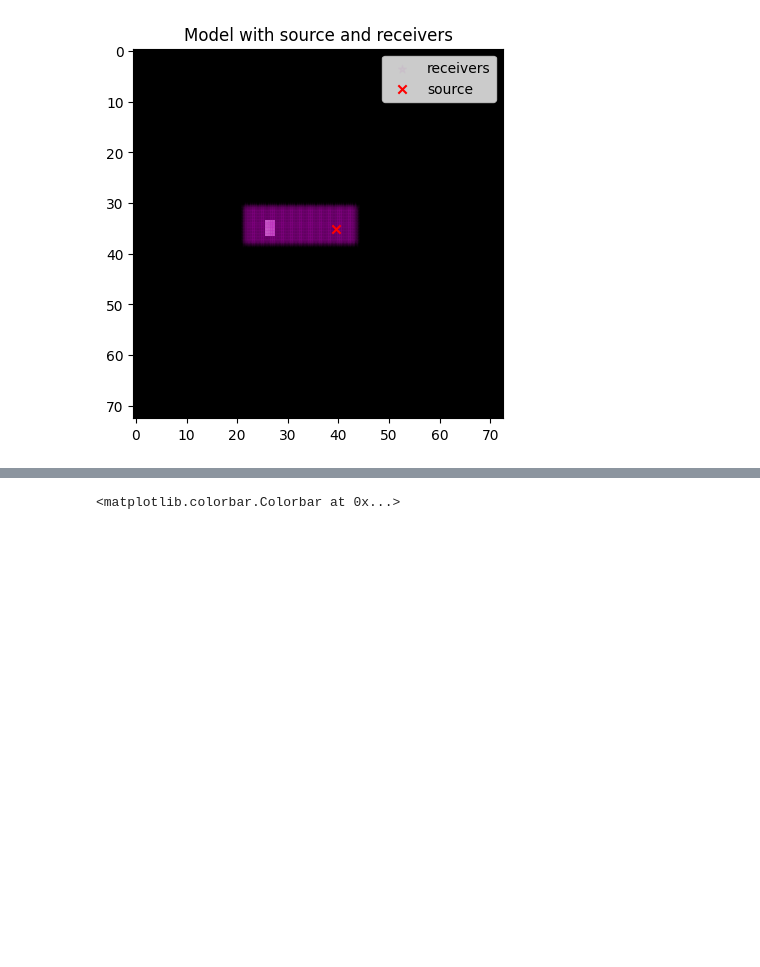
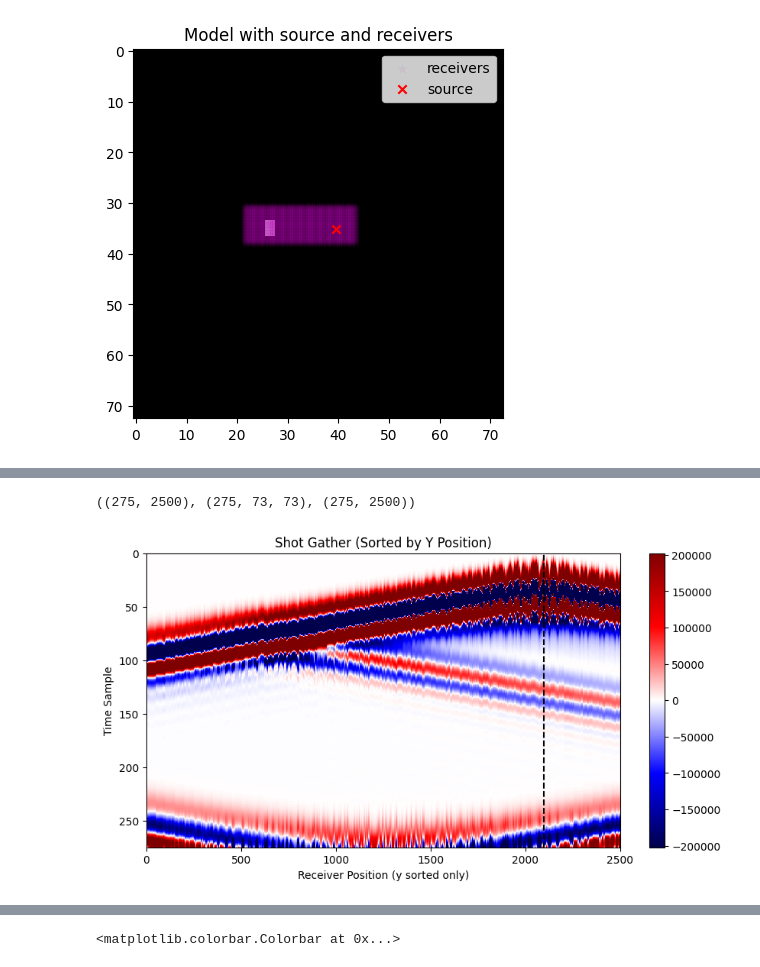
Before and after one commit to armercier/Hybrid-OED, a Jupyter notebook: src/scripts/test_forward_lab_setup.ipynb, the cells around one changed output, grey strips where cells are left out. Cells and saved outputs as stored; diff of their text form; code cells hidden in the pictures; blank space fills up the shorter version.

```diff
--- a/src/scripts/test_forward_lab_setup.ipynb
+++ b/src/scripts/test_forward_lab_setup.ipynb
@@ -172,3 +216,27 @@ plt.show()
+# %%
+seis.shape, wavefields_test.shape, out["p_rec"].shape
+# %% [output]
+((275, 2500), (275, 73, 73), (275, 2500))
+# %%
+# plot the sorted traces as a shot gather
+plt.figure(figsize=(10,5))
+plt.imshow(
+    jnp.flipud((out["p_rec"][:, sorted_indices_y])),
+    aspect='auto',
+    extent=[0, n_traces_y, 0, n_samples_y],
+    cmap='seismic',
+    vmin=-np.amax(np.abs(out["p_rec"][:, sorted_indices_y]))/20,
+    vmax=np.amax(np.abs(out["p_rec"][:, sorted_indices_y]))/20
+)
+plt.axvline(2100, color='k', linestyle='--')
+plt.gca().invert_yaxis()
+plt.colorbar()
+plt.title('Shot Gather (Sorted by Y Position)')
+plt.xlabel('Receiver Position (y sorted only)')
+plt.ylabel('Time Sample')
+plt.show()
+# %% [output]
+[figure, added]
 # %%
 def pressure_to_velocity_time(p, rho, dt, dx):
     # dpdx = np.gradient(p, dx, axis=0)
```
Also changed, not shown: parts of 8 cells of this notebook, 6 other files.
